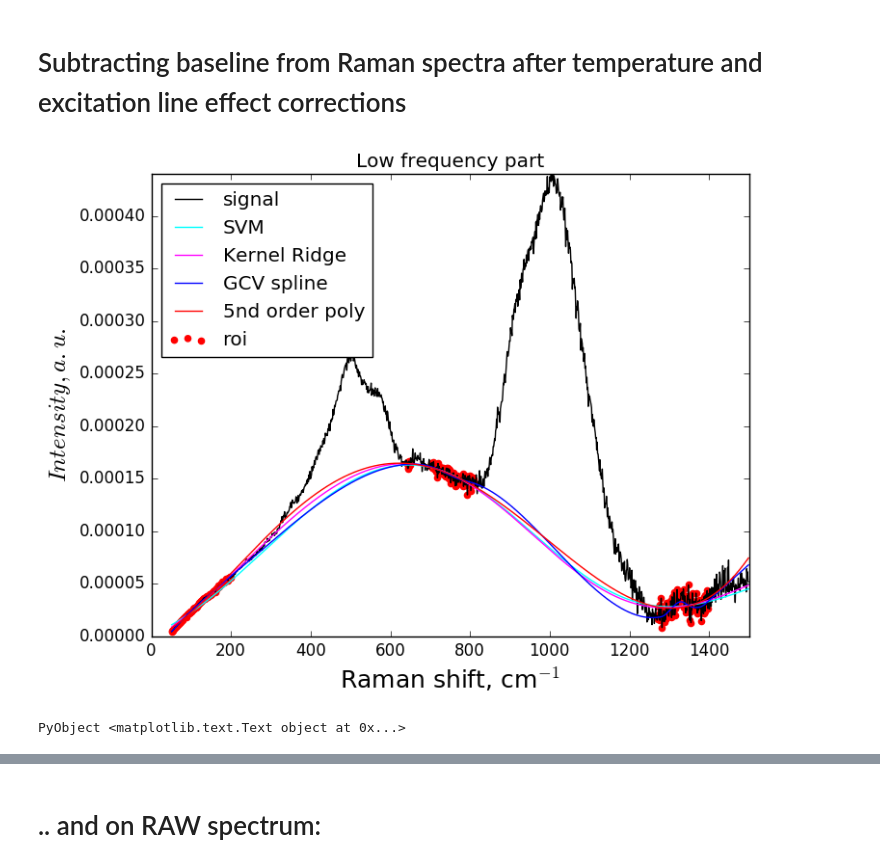
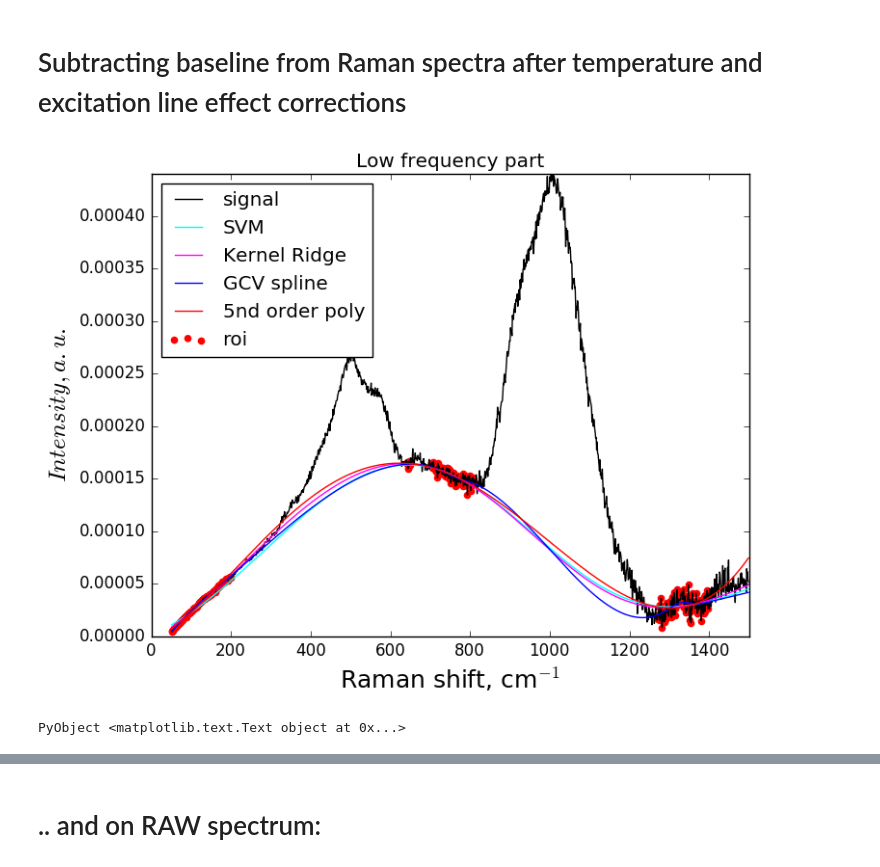
Before and after one commit to charlesll/Spectra.jl, a Jupyter notebook: examples/Baseline_examples.ipynb, the cells around one changed output, grey strips where cells are left out. Cells and saved outputs as stored; diff of their text form; code cells hidden in the pictures.

Commit message:
20160927 Removing error in gcvspline, set to 1.0 => all points assumed to have the same importance

```diff
--- a/examples/Baseline_examples.ipynb
+++ b/examples/Baseline_examples.ipynb
@@ -60,39 +60,37 @@ PyObject <matplotlib.text.Text object at 0x...>
 # %%
 # We define the portions of the spectra where we want to fit the signal background.
 # They are called regions of interest (roi) or background interpolation regions (bir) in Spectra.jl.
 roi = [0. 200.; 640. 650.; 700. 810.; 1270. 1400.; 2500. 3000.; 3800. 4000.]
-
 
 # There we restrain the fit of the background to a specific low or high frequency wavelength.
 # This will affect the smoothing coefficient for th gcvspline for instance, or how behaves the
 # machine learning algorithms.
 x_fit=x[x.<1500]
 y_fit=y_long[x.<1500]
-#y_fit = y_fit./maximum(y_fit) + 0.1
 
-y_svm, bas_svm = baseline(x_fit,y_fit,roi,"SVMregression")
-y_kr, bas_kr = baseline(x_fit,y_fit,roi,"KRregression")
-y_gcvspline, bas_gcvspline = baseline(x_fit,y_fit,roi,"gcvspline",p=0.01)
+#y_svm, bas_svm = baseline(x_fit,y_fit,roi,"SVMregression")
+#y_kr, bas_kr = baseline(x_fit,y_fit,roi,"KRregression")
+y_gcvspline, bas_gcvspline = baseline(x_fit,y_fit,roi,"gcvspline",p=0.25)
 # We also try the polynomial function, with an explicit output of the x and y values used to fit the signal in the
 # xy_roi array. We will use it in the plots.
 y_poly, bas_poly, xy_roi = baseline(x_fit,y_fit,roi,"poly",p=5.0,roi_out="yes")
 
 figure()
 title("Low frequency part")
 plot(x_fit,y_fit,"black",label="signal")
 scatter(xy_roi[:,1],xy_roi[:,2],color="red",label="roi") # the signal used to fit the baselines
 
 plot(x_fit,bas_svm,"cyan",label="SVM")
 plot(x_fit,bas_kr,"magenta",label="Kernel Ridge")
 plot(x_fit,bas_gcvspline,"blue",label="GCV spline")
 plot(x_fit,bas_poly,"red",label="5nd order poly")
 xlim(0,1500)
 ylim(0,maximum(y_fit[x_fit.<1500]))
 legend(loc="best")
 xlabel(L"Raman shift, cm$^{-1}$",fontsize=18)
 ylabel(L"Intensity, a. u.",fontsize=18)
 # %% [output]
-[figure, old version]
+[figure, new version]
 PyObject <matplotlib.text.Text object at 0x...>
 # %%
 x_fit=x[x.>2500.]
```
Also changed, not shown: parts of 3 cells of this notebook, 1 other file.
